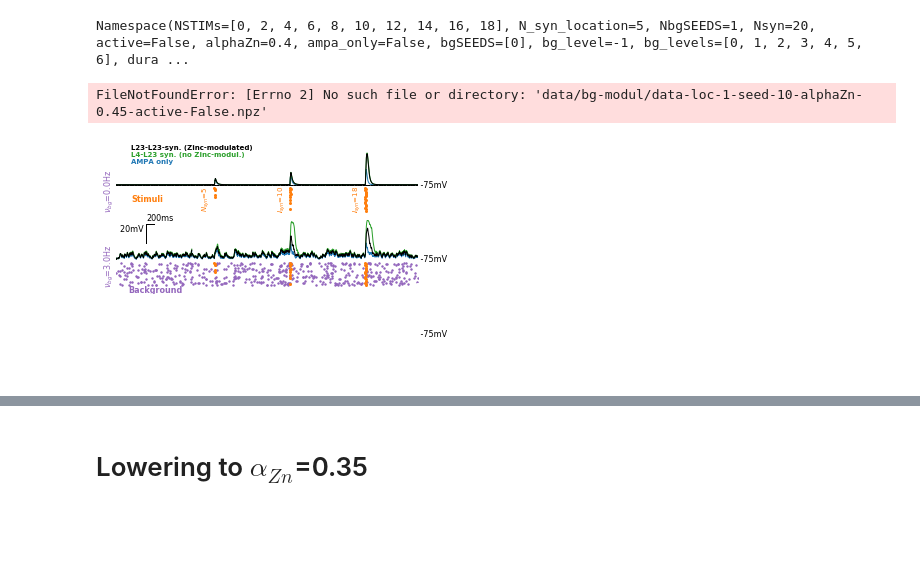
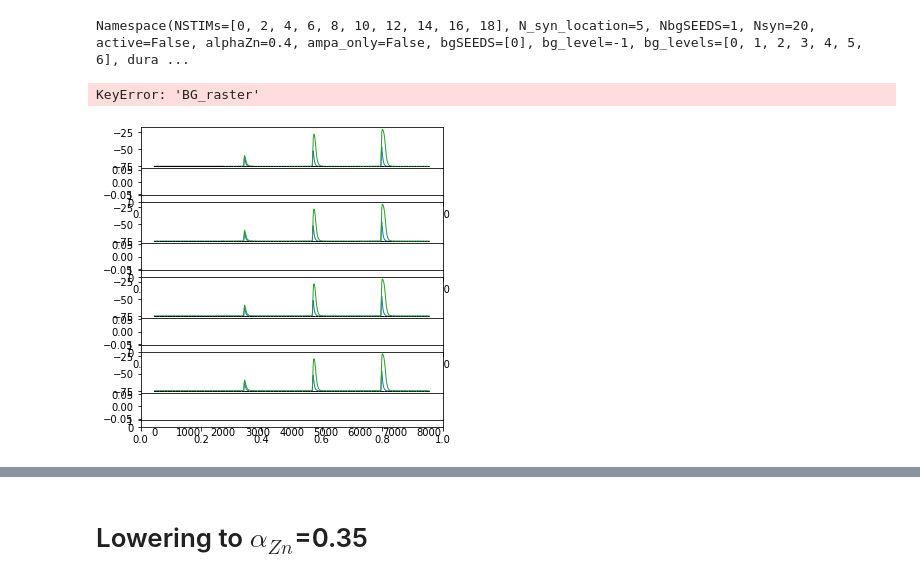
Before and after one commit to yzerlaut/zinc-NMDA-modulation, a Jupyter notebook: Sensitivity_to_Background_Modulation.ipynb, the cells around one changed output, grey strips where cells are left out. Saved outputs shown, nothing was run; the diff lists cells and outputs as text; code cells hidden in the pictures; blank space fills up the shorter version.

```diff
--- a/Sensitivity_to_Background_Modulation.ipynb
+++ b/Sensitivity_to_Background_Modulation.ipynb
@@ -13,6 +16,7 @@ Namespace(NSTIMs=[0, 2, 4, 6, 8, 10, 12, 14, 16, 18], N_syn_location=5, NbgSEEDS
 # %%
 args.seed = 10
 args.syn_location = 1
+args.ampa_only = False
 # free Zinc data
 args.alphaZn = 0.45
 data_L23 = load_dict(filename(args))
@@ -22,8 +26,6 @@ data_L4 = load_dict(filename(args))
 # AMPA-only data
 args.ampa_only = True
 data_AMPA = load_dict(filename(args))
-# %% [output]
-FileNotFoundError: [Errno 2] No such file or directory: 'data/bg-modul/data-loc-1-seed-10-alphaZn-0.45-active-False.npz'
 # %%
 def plot_single_sim(data_L23, data_L4, data_AMPA=None,
             BG_levels=None, NSTIMs=None, BG_seeds=None,
@@ -110,7 +112,10 @@ def plot_single_sim(data_L23, data_L4, data_AMPA=None,
         ge.annotate(AX[0], i*'\n'+label, (0.05,1.), va='top', color=color, bold=True, size='small')
     return fig
 # %%
-figA = plot_single_sim(data_L23, data_L4, data_AMPA, NSTIMs=[0, 5, 10, 18], BG_levels=[0,1,3])
+figA = plot_single_sim(data_L23, data_L4, data_AMPA,
+                       NSTIMs=[0, 6, 12, 18],
+                       BG_levels=[0,1,2,3])
 # %% [output]
+KeyError: 'BG_raster'
-[figure, old version]
+[figure, new version]
 # %%
```
Also changed, not shown: parts of 22 cells of this notebook, 4 other files.
